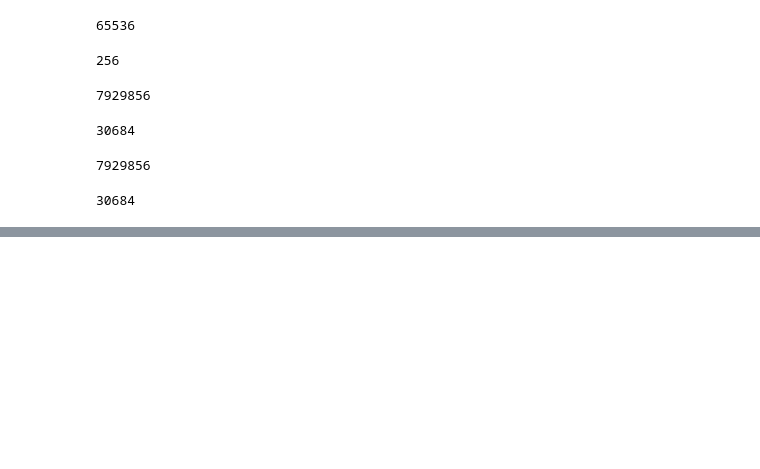
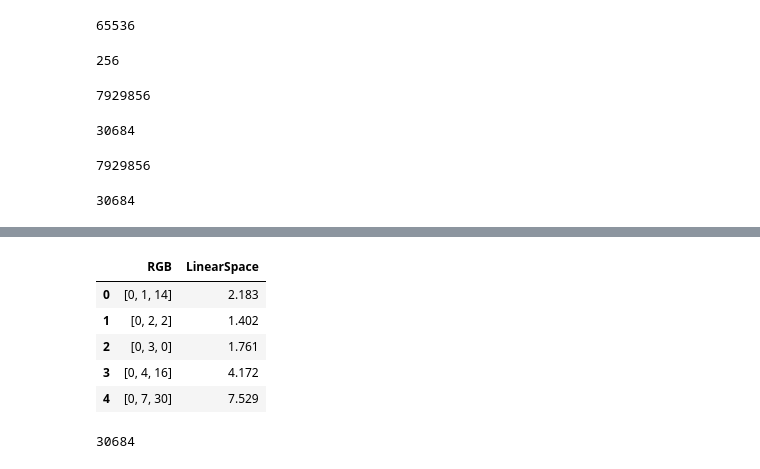
Before and after one commit to arpit2412/Generative-Adversarial-Network-, a Jupyter notebook: CycleGAN/Histogram_Plot.ipynb, the cells around one changed output, grey strips where cells are left out. Drawn from its saved outputs; the diff is of its cells as text; code cells hidden in the pictures; blank space fills up the shorter version.

```diff
--- a/CycleGAN/Histogram_Plot.ipynb
+++ b/CycleGAN/Histogram_Plot.ipynb
@@ -866,0 +891,15 @@ len(linear_unique)
+# %%
+#Whole Dataset
+unique_wholeDataset.head()
+# %% [output]
+|  | RGB | LinearSpace |
+| 0 | [0, 1, 14] | 2.183 |
+| 1 | [0, 2, 2] | 1.402 |
+| 2 | [0, 3, 0] | 1.761 |
+| 3 | [0, 4, 16] | 4.172 |
+| 4 | [0, 7, 30] | 7.529 |
+# %%
+#length
+len(unique_wholeDataset)
+# %% [output]
+30684
```
Also changed, not shown: parts of 8 cells of this notebook.
